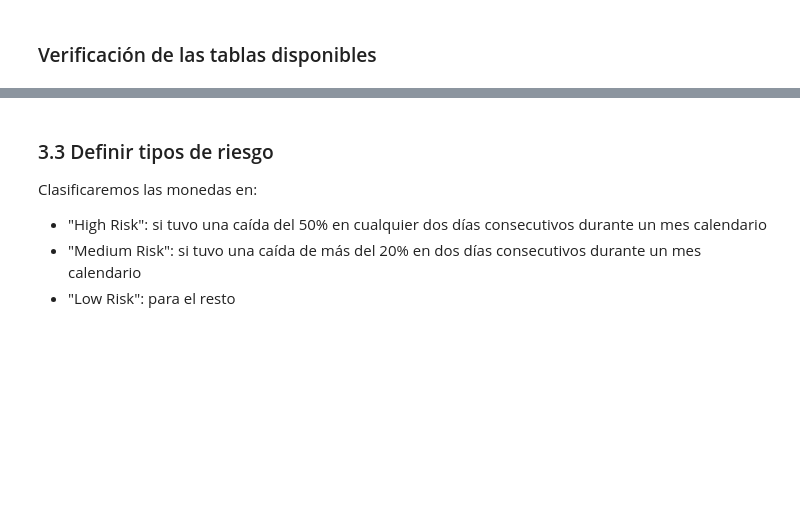
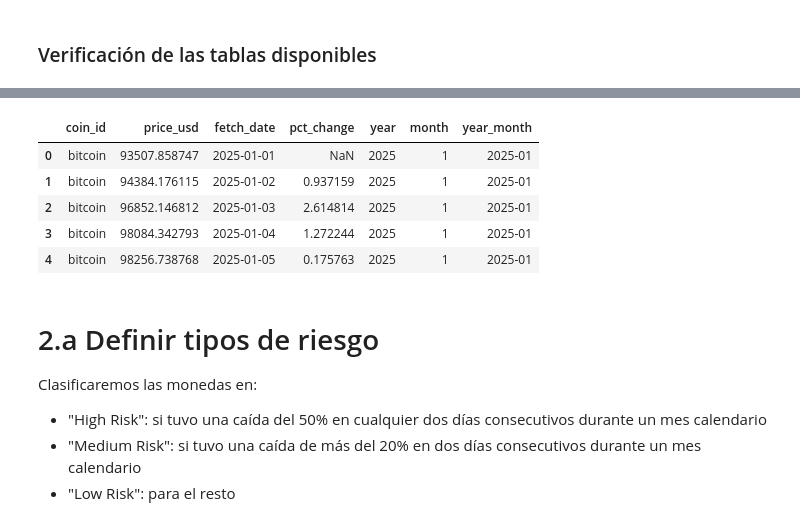
Before and after one commit to facundofernandezmiguez/crypto-data-pipeline, a Jupyter notebook: notebooks/crypto_EDA.ipynb, the cells around one changed output, grey strips where cells are left out. Drawn from its saved outputs; the diff is of its cells as text; code cells hidden in the pictures; blank space fills up the shorter version.

```diff
--- a/notebooks/crypto_EDA.ipynb
+++ b/notebooks/crypto_EDA.ipynb
@@ -295,5 +324,14 @@ all_data['year_month'] = all_data['fetch_date'].dt.strftime('%Y-%m')
+# %%
+all_data.head()
+# %% [output]
+|  | coin_id | price_usd | fetch_date | pct_change | year | month | year_month |
+| 0 | bitcoin | 93507.858747 | 2025-01-01 | NaN | 2025 | 1 | 2025-01 |
+| 1 | bitcoin | 94384.176115 | 2025-01-02 | 0.937159 | 2025 | 1 | 2025-01 |
+| 2 | bitcoin | 96852.146812 | 2025-01-03 | 2.614814 | 2025 | 1 | 2025-01 |
+| 3 | bitcoin | 98084.342793 | 2025-01-04 | 1.272244 | 2025 | 1 | 2025-01 |
+| 4 | bitcoin | 98256.738768 | 2025-01-05 | 0.175763 | 2025 | 1 | 2025-01 |
 # %% [markdown]
-### 3.3 Definir tipos de riesgo
+# 2.a Definir tipos de riesgo
 
 Clasificaremos las monedas en:
 - "High Risk": si tuvo una caída del 50% en cualquier dos días consecutivos durante un mes calendario
```
Also changed, not shown: parts of 22 cells of this notebook, 10 other files.
